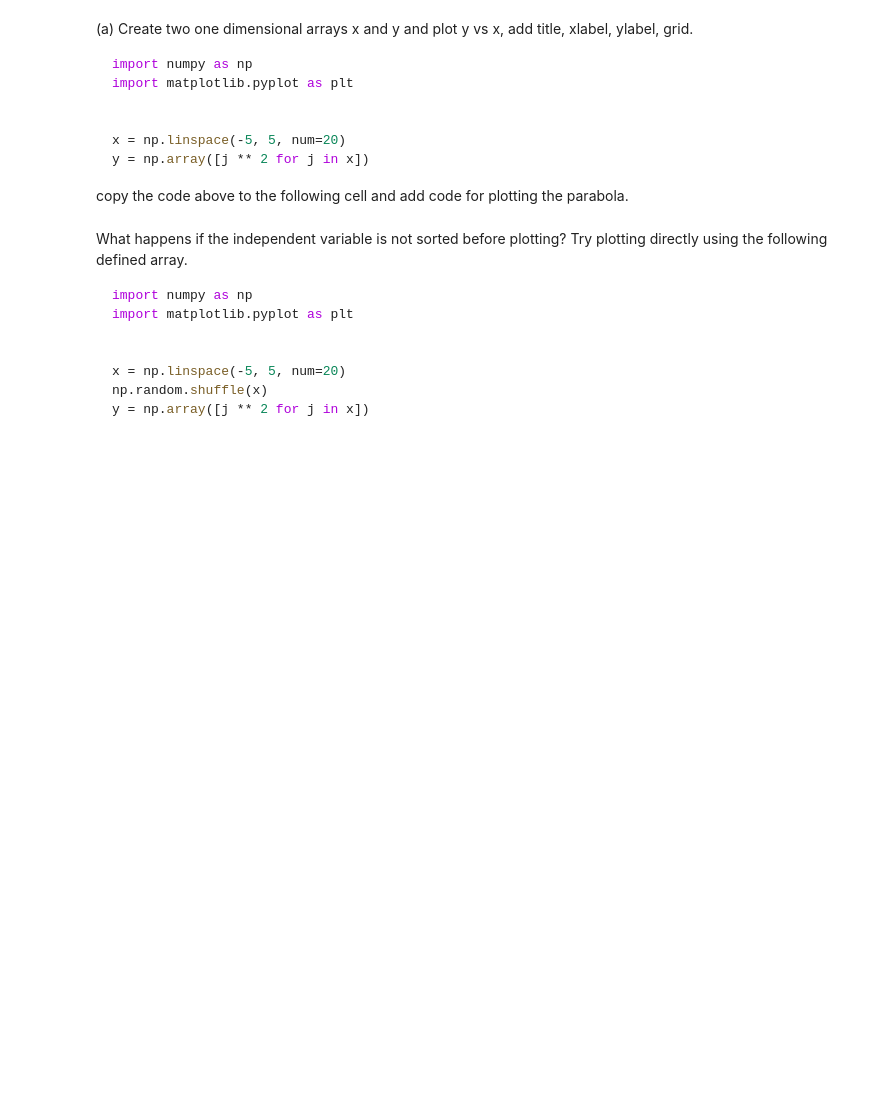
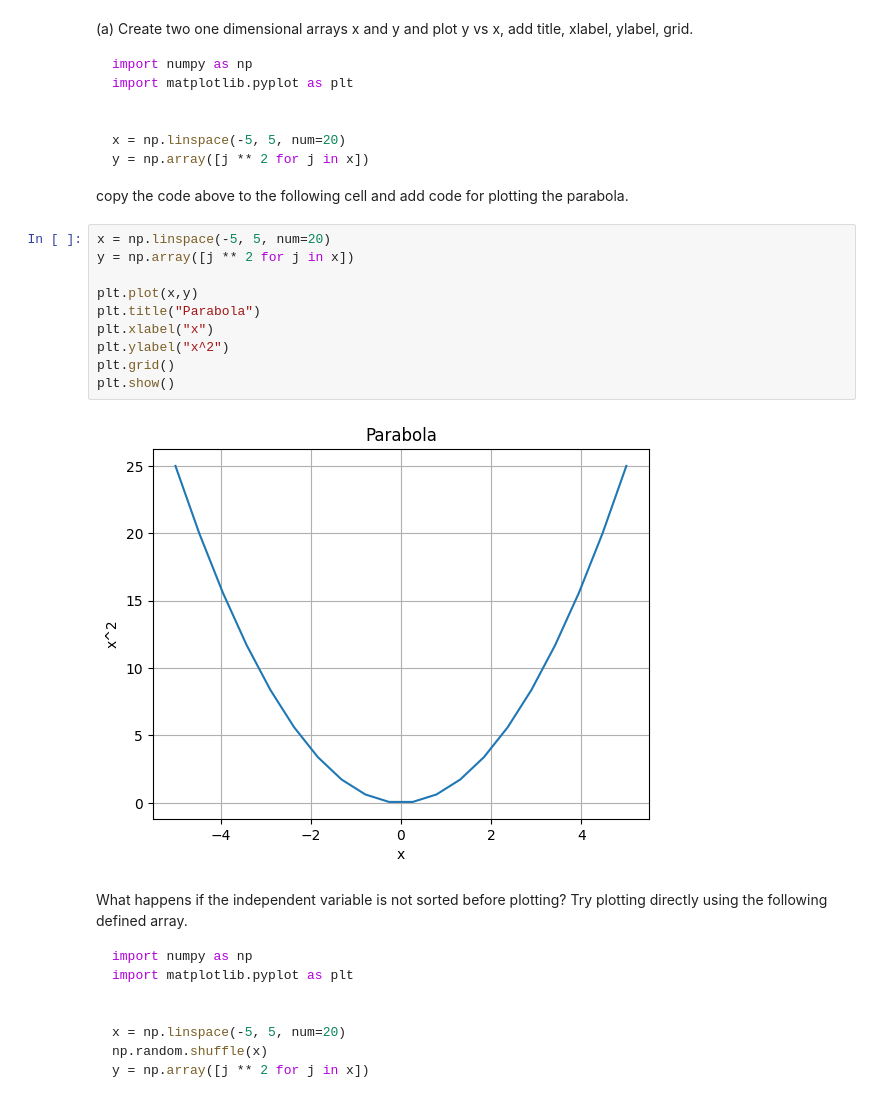
Before and after one commit to AryanBhusari/homework_0, a Jupyter notebook: notebook/Bhusari_Aryan_HW0.ipynb, the cells around one changed output. Saved outputs shown, nothing was run; the diff lists cells and outputs as text; blank space fills up the shorter version.

````diff
--- a/notebook/Bhusari_Aryan_HW0.ipynb
+++ b/notebook/Bhusari_Aryan_HW0.ipynb
@@ -256,6 +395,18 @@ y = np.array([j ** 2 for j in x])
 ```
 
 copy the code above to the following cell and add code for plotting the parabola.
+# %%
+x = np.linspace(-5, 5, num=20)
+y = np.array([j ** 2 for j in x])
+
+plt.plot(x,y)
+plt.title("Parabola")
+plt.xlabel("x")
+plt.ylabel("x^2")
+plt.grid()
+plt.show()
+# %% [output]
+[figure, added]
 # %% [markdown]
 What happens if the independent variable is not sorted before plotting? Try plotting directly using the following defined array.
 
````
Also changed, not shown: parts of 29 cells of this notebook.
